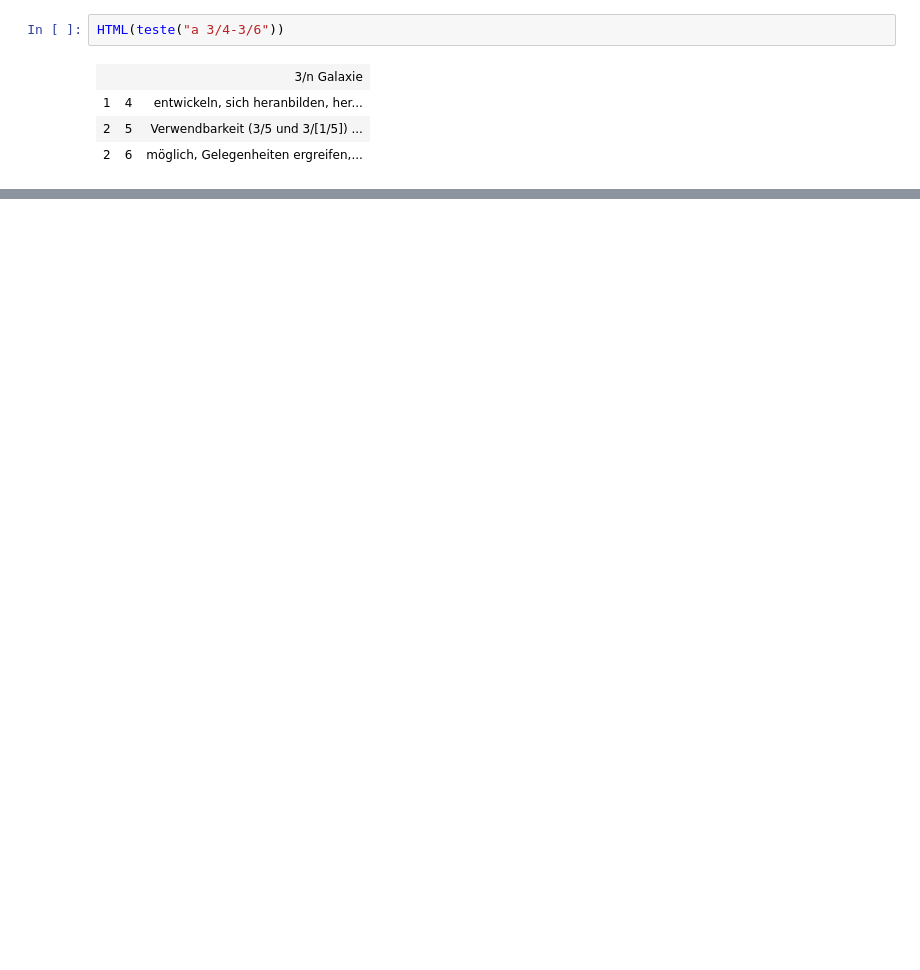
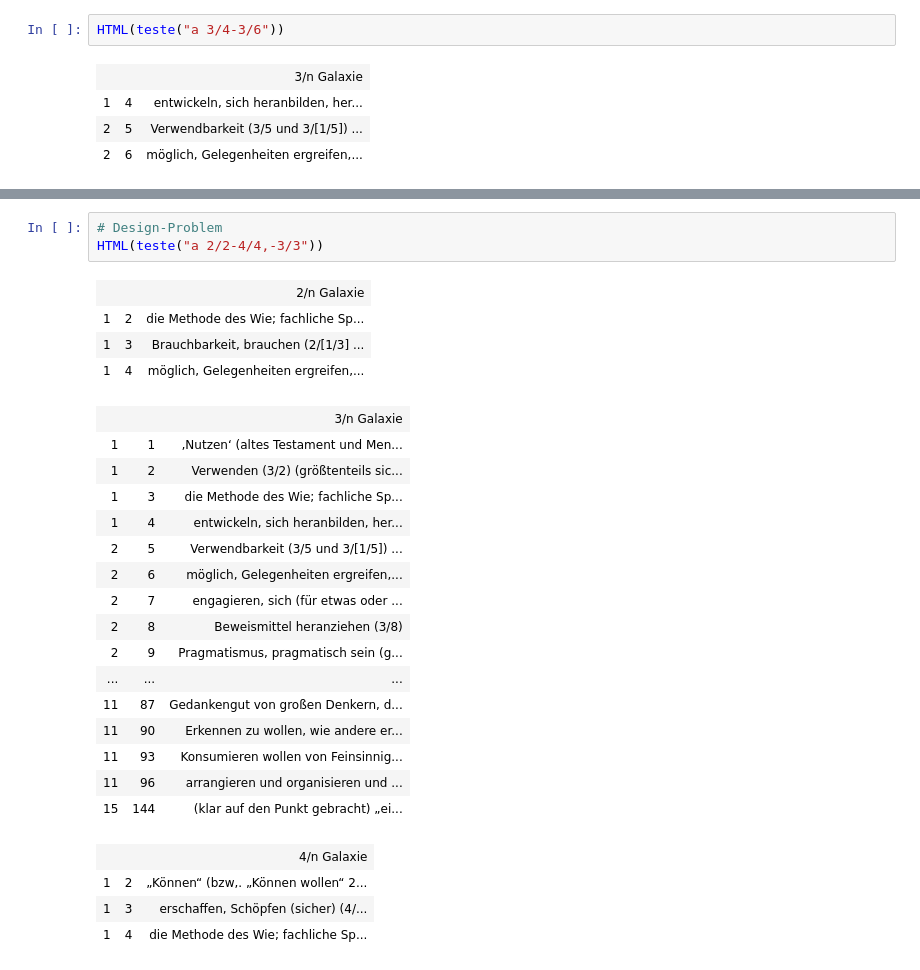
Before and after one commit to githubuser2000/reta-23-07-20, a Jupyter notebook: unit-testing/bruchSyntaxNeu-23-04.ipynb, the cells around one changed output, grey strips where cells are left out. Saved outputs shown, nothing was run; the diff lists cells and outputs as text; blank space fills up the shorter version.

```diff
--- a/unit-testing/bruchSyntaxNeu-23-04.ipynb
+++ b/unit-testing/bruchSyntaxNeu-23-04.ipynb
@@ -221,0 +249,28 @@ Wenn im Zähler oder Nenner eine 1 ist, so werden davon oft (nicht immer) keine
+# %%
+# Design-Problem
+HTML(teste("a 2/2-4/4,-3/3"))
+# %% [output]
+|  |  | 2/n Galaxie |
+| 1 | 2 | die Methode des Wie; fachliche Sp... |
+| 1 | 3 | Brauchbarkeit, brauchen (2/[1/3] ... |
+| 1 | 4 | möglich, Gelegenheiten ergreifen,... |
+|  |  | 3/n Galaxie |
+| 1 | 1 | ‚Nutzen‘ (altes Testament und Men... |
+| 1 | 2 | Verwenden (3/2) (größtenteils sic... |
+| 1 | 3 | die Methode des Wie; fachliche Sp... |
+| 1 | 4 | entwickeln, sich heranbilden, her... |
+| 2 | 5 | Verwendbarkeit (3/5 und 3/[1/5]) ... |
+| 2 | 6 | möglich, Gelegenheiten ergreifen,... |
+| 2 | 7 | engagieren, sich (für etwas oder ... |
+| 2 | 8 | Beweismittel heranziehen (3/8) |
+| 2 | 9 | Pragmatismus, pragmatisch sein (g... |
+| ... | ... | ... |
+| 11 | 87 | Gedankengut von großen Denkern, d... |
+| 11 | 90 | Erkennen zu wollen, wie andere er... |
+| 11 | 93 | Konsumieren wollen von Feinsinnig... |
+| 11 | 96 | arrangieren und organisieren und ... |
+| 15 | 144 | (klar auf den Punkt gebracht) „ei... |
+|  |  | 4/n Galaxie |
+| 1 | 2 | „Können“ (bzw,. „Können wollen“ 2... |
+| 1 | 3 | erschaffen, Schöpfen (sicher) (4/... |
+| 1 | 4 | die Methode des Wie; fachliche Sp... |
```
Also changed, not shown: parts of 3 cells of this notebook, 5 other files.
